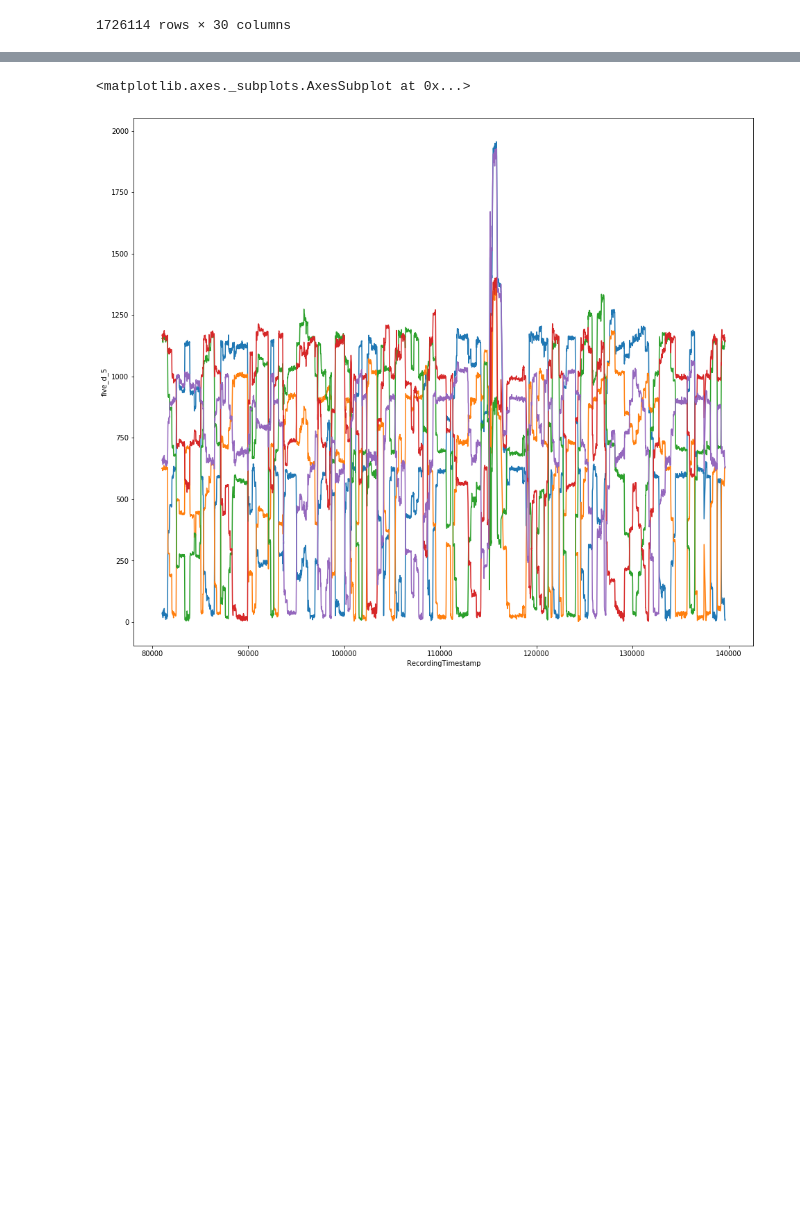
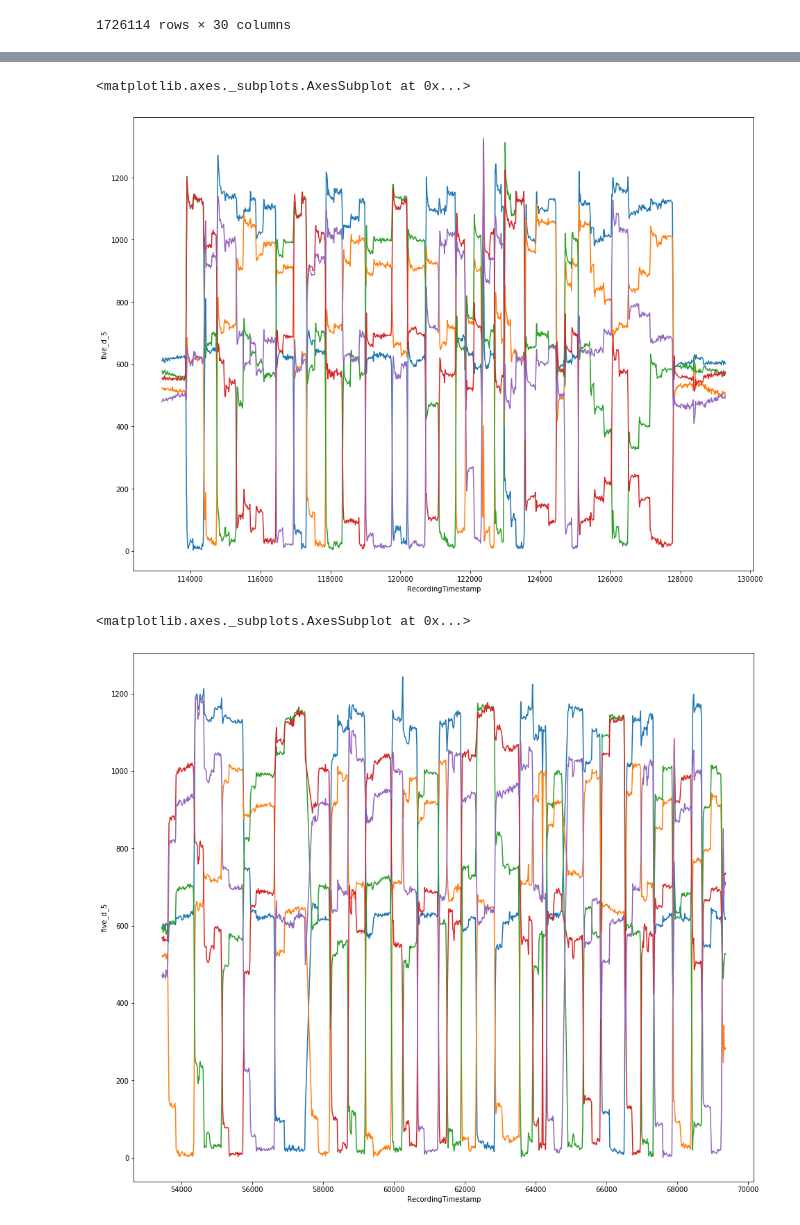
Before and after one commit to jessebmurray/eyetracking, a Jupyter notebook: par_data_total.ipynb, the cells around one changed output, grey strips where cells are left out. Saved outputs shown, nothing was run; the diff lists cells and outputs as text; code cells hidden in the pictures; blank space fills up the shorter version.

```diff
--- a/par_data_total.ipynb
+++ b/par_data_total.ipynb
@@ -372,7 +425,7 @@ five_letter_coordinates = [[32, 507], [451, 44], [1131, 222], [1132, 793], [450,
 
 distance_number = 1
 
-def get_distance(entry):
+def get_distance_5(entry):
     entry = entry.split('<')
     # if the MediaName length is 4, 6, or 17, return NaN
     # Yes I know this is badly written but when I used 'or' the whole notebook crashed and that happened a few times
@@ -400,16 +453,16 @@ def get_distance(entry):
         return d
 # %%
 distance_number = 1
-total_data.five_d_1 = total_data.five_d_1.map(get_distance)
+total_data.five_d_1 = total_data.five_d_1.map(get_distance_5)
 
 distance_number = 2
-total_data.five_d_2 = total_data.five_d_2.map(get_distance)
+total_data.five_d_2 = total_data.five_d_2.map(get_distance_5)
 
 distance_number = 3
-total_data.five_d_3 = total_data.five_d_3.map(get_distance)
+total_data.five_d_3 = total_data.five_d_3.map(get_distance_5)
 
 distance_number = 4
-total_data.five_d_4 = total_data.five_d_4.map(get_distance)
+total_data.five_d_4 = total_data.five_d_4.map(get_distance_5)
 
 distance_number = 5
-total_data.five_d_5 = total_data.five_d_5.map(get_distance)
+total_data.five_d_5 = total_data.five_d_5.map(get_distance_5)
@@ -434,2 +498,20 @@ import seaborn as sns
+# %%
+distance_number = 1
+total_data.six_d_1 = total_data.six_d_1.map(get_distance_6)
+
+distance_number = 2
+total_data.six_d_2 = total_data.six_d_2.map(get_distance_6)
+
+distance_number = 3
+total_data.six_d_3 = total_data.six_d_3.map(get_distance_6)
+
+distance_number = 4
+total_data.six_d_4 = total_data.six_d_4.map(get_distance_6)
+
+distance_number = 5
+total_data.six_d_5 = total_data.six_d_5.map(get_distance_6)
+
+distance_number = 6
+total_data.six_d_6 = total_data.six_d_6.map(get_distance_6)
 # %%
 total_data.groupby('ParticipantName').MediaName.unique()
@@ -445,10 +518,27 @@ Name: MediaName, dtype: object
+# %%
+
+plt.figure(figsize=(16,12))
+# total_data.loc[total_data.ParticipantName == 'P28'].loc[total_data.MediaName == 'AKCLH'].\
+# plot(x='RecordingTimestamp', y=['five_d_1', 'five_d_2', 'five_d_3', 'five_d_4', 'five_d_5'])
+
+y_data = total_data.loc[total_data.ParticipantName == 'P27'].loc[total_data.MediaName == 'ROUTC']
+# plt.ylim(top=143)
+sns.lineplot(x=total_data.RecordingTimestamp, y=y_data.five_d_1)
+sns.lineplot(x=total_data.RecordingTimestamp, y=y_data.five_d_2)
+sns.lineplot(x=total_data.RecordingTimestamp, y=y_data.five_d_3)
+sns.lineplot(x=total_data.RecordingTimestamp, y=y_data.five_d_4)
+sns.lineplot(x=total_data.RecordingTimestamp, y=y_data.five_d_5)
+# %% [output]
+<matplotlib.axes._subplots.AxesSubplot at 0x...>
+[figure, added]
 # %%
 
 plt.figure(figsize=(16,14))
 # total_data.loc[total_data.ParticipantName == 'P28'].loc[total_data.MediaName == 'AKCLH'].\
 # plot(x='RecordingTimestamp', y=['five_d_1', 'five_d_2', 'five_d_3', 'five_d_4', 'five_d_5'])
 
-y_data = total_data.loc[total_data.ParticipantName == 'P28'].loc[total_data.MediaName == 'AKCLH']
+y_data = total_data.loc[total_data.ParticipantName == 'P25'].loc[total_data.MediaName == 'HLACK']
+# plt.ylim(top=143)
 sns.lineplot(x=total_data.RecordingTimestamp, y=y_data.five_d_1)
 sns.lineplot(x=total_data.RecordingTimestamp, y=y_data.five_d_2)
 sns.lineplot(x=total_data.RecordingTimestamp, y=y_data.five_d_3)
@@ -456,4 +546,4 @@ sns.lineplot(x=total_data.RecordingTimestamp, y=y_data.five_d_4)
 sns.lineplot(x=total_data.RecordingTimestamp, y=y_data.five_d_5)
 # %% [output]
 <matplotlib.axes._subplots.AxesSubplot at 0x...>
-[figure, old version]
+[figure, new version]
```
Also changed, not shown: parts of 20 cells of this notebook.
